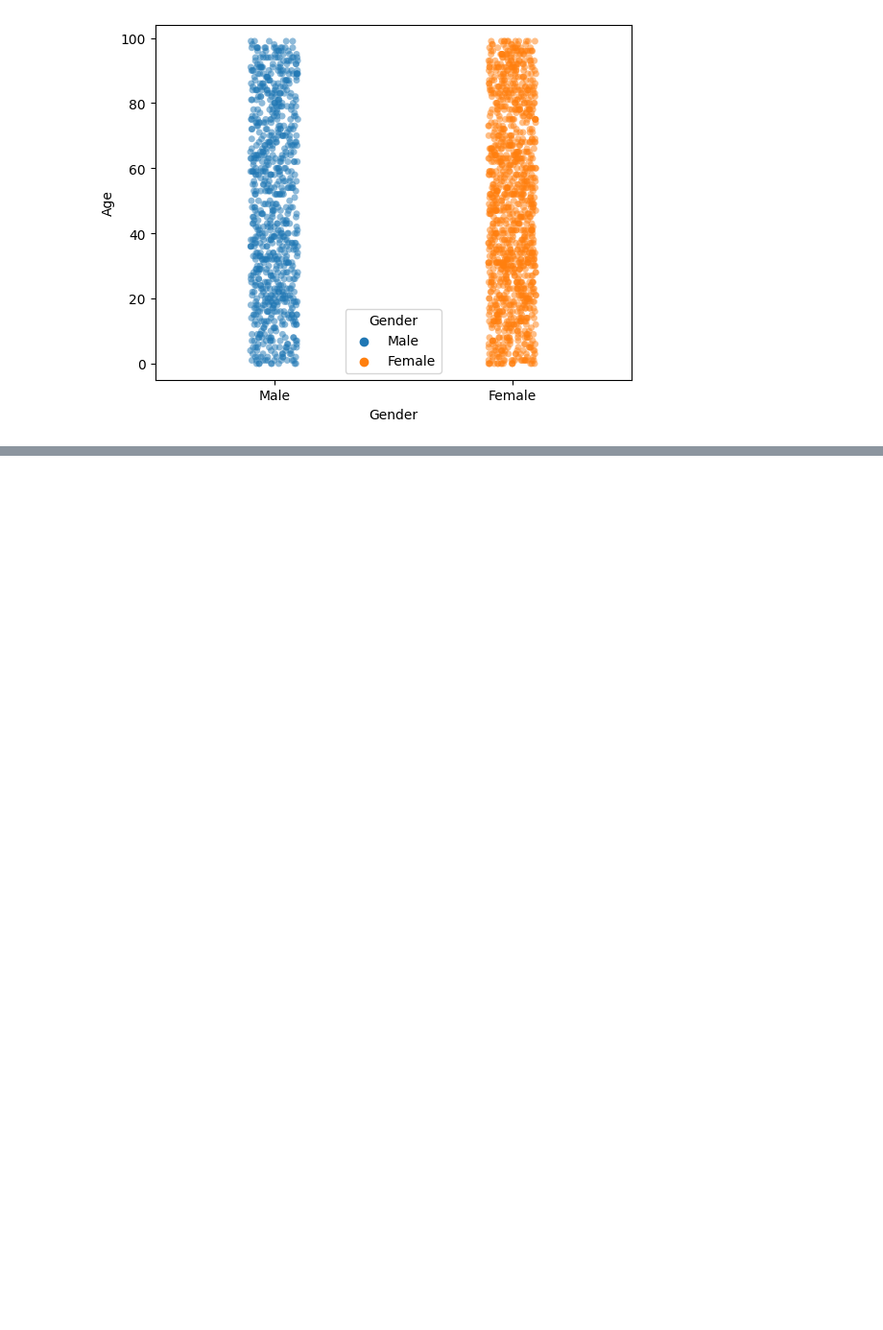
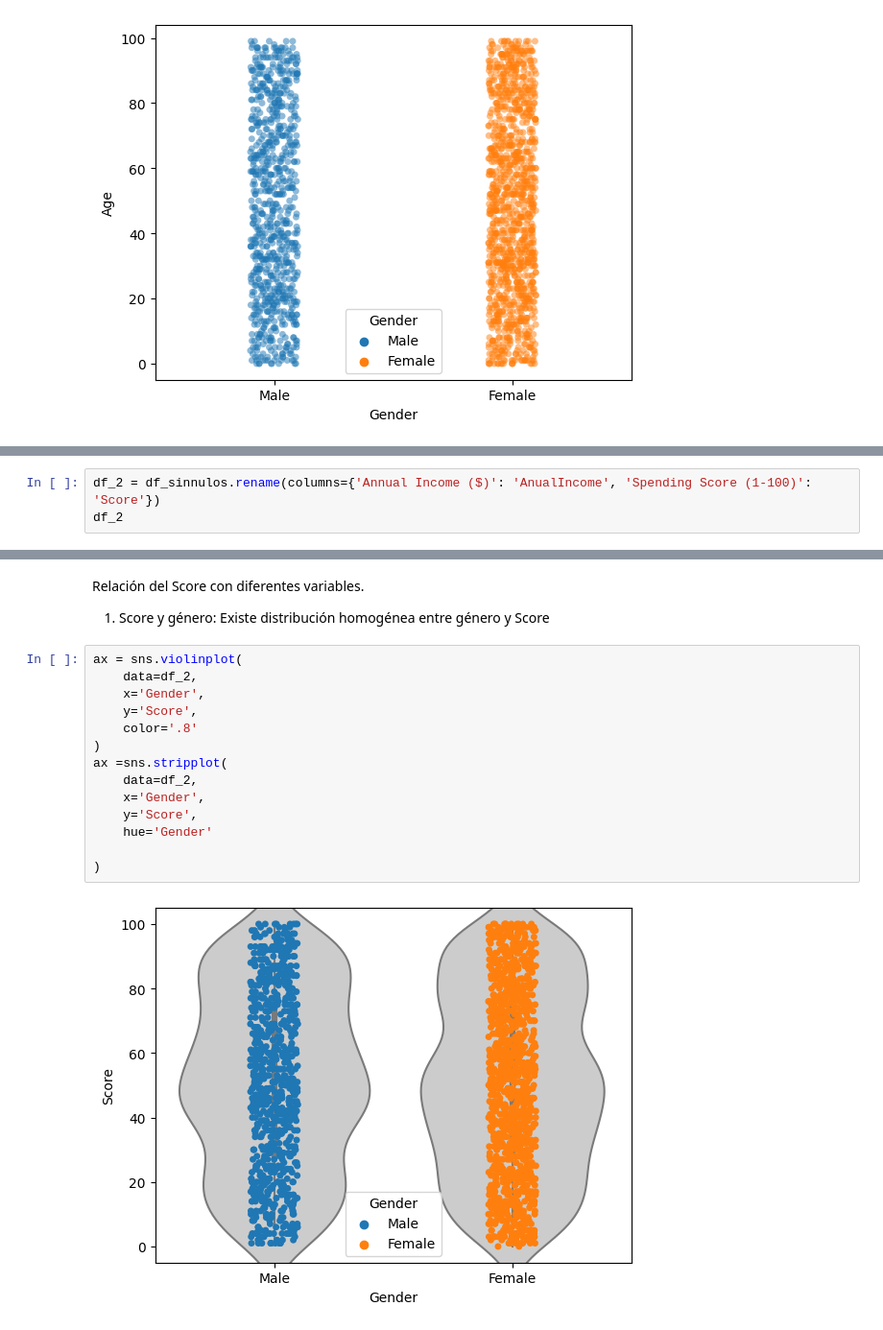
Before and after one commit to adolfo85/shopcustomer, a Jupyter notebook: notebooks/0.0-shopcustomer-introduction.ipynb, the cells around one changed output, grey strips where cells are left out. Shown: that part at 96% size. Drawn from its saved outputs; the diff is of its cells as text; blank space fills up the shorter version.

Commit message:
distribución entre género y score

```diff
--- a/notebooks/0.0-shopcustomer-introduction.ipynb
+++ b/notebooks/0.0-shopcustomer-introduction.ipynb
@@ -136,0 +139,3 @@ sns.stripplot(
+# %%
+df_2 = df_sinnulos.rename(columns={'Annual Income ($)': 'AnualIncome', 'Spending Score (1-100)': 'Score'})
+df_2
@@ -136,0 +156,19 @@ sns.stripplot(
+# %% [markdown]
+Relación del Score con diferentes variables.
+1) Score y género: Existe distribución homogénea entre género y Score
+# %%
+ax = sns.violinplot(
+    data=df_2,
+    x='Gender',
+    y='Score',
+    color='.8'
+)
+ax =sns.stripplot(
+    data=df_2,
+    x='Gender',
+    y='Score',
+    hue='Gender'
+
+)
+# %% [output]
+[figure, added]
```
Also changed, not shown: parts of 2 cells of this notebook.
